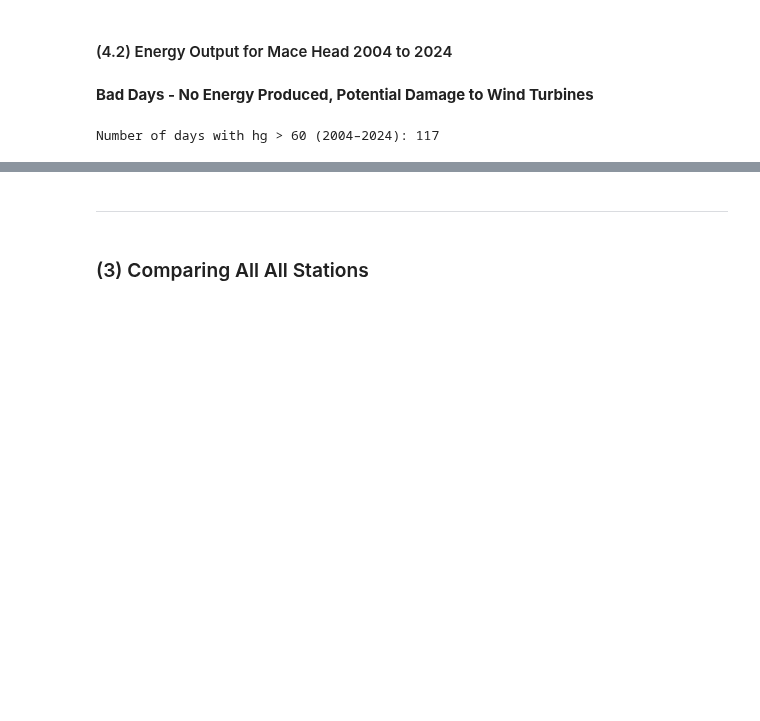
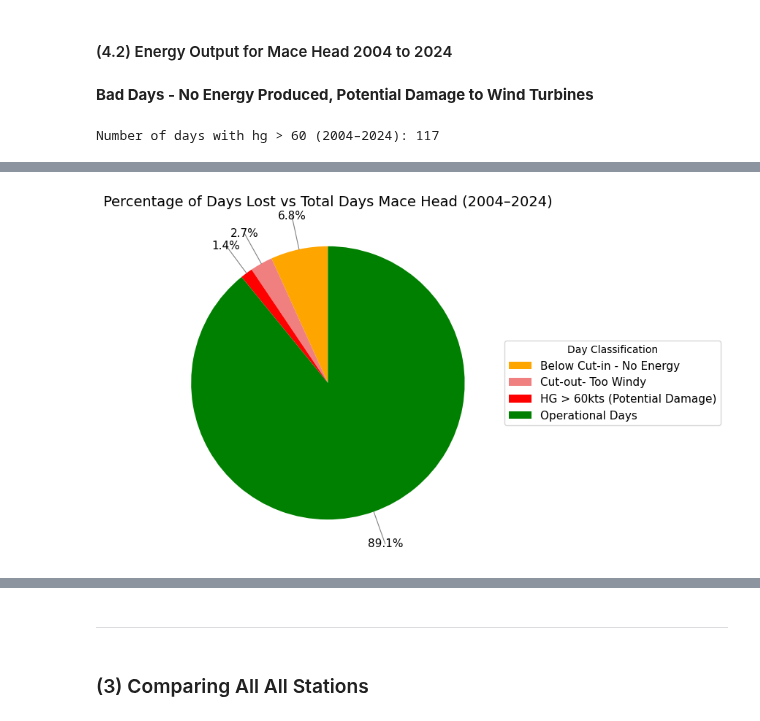
Before and after one commit to PectenMaximus/PFDA_2025_Project-, a Jupyter notebook: Project.ipynb, the cells around one changed output, grey strips where cells are left out. Cells and saved outputs as stored; diff of their text form; code cells hidden in the pictures; blank space fills up the shorter version.

```diff
--- a/Project.ipynb
+++ b/Project.ipynb
@@ -1039,10 +999,10 @@ total_days = Summary275dl["Count"].sum()
 
 # Build percentage breakdown
 loss_percentages = {
-    "Below Cut-in": Summary275dl.loc["Below Cut-in (<6)", "Count"] / total_days * 100,
-    "Cut-out": Summary275dl.loc["Cut-out (>29)", "Count"] / total_days * 100,
-    "HG > 60": days_hg_above_60 / total_days * 100,
+    "Below Cut-in - No Energy": Summary275dl.loc["Below Cut-in (<6)", "Count"] / total_days * 100,
+    "Cut-out- Too Windy": Summary275dl.loc["Cut-out (>29)", "Count"] / total_days * 100,
+    "HG > 60kts (Potential Damage)": days_hg_above_60 / total_days * 100,
 }
 
 # Remaining (operational / non-lost) days
-loss_percentages["Other Days"] = 100 - sum(loss_percentages.values())
+loss_percentages["Operational Days"] = 100 - sum(loss_percentages.values())
@@ -1069,0 +1009,64 @@ plt.show()
+# %%
+# Pie chart for loss percentages
+labels = list(loss_percentages.keys())
+sizes = list(loss_percentages.values())
+
+# Define colors
+colors = ["Orange", "Lightcoral", "red", "green"]
+
+fig, ax = plt.subplots(figsize=(8, 8))
+
+# Draw pie WITHOUT labels or percentages
+wedges, _ = ax.pie(
+    sizes,
+    startangle=90,
+    colors=colors
+)
+
+# Convert to percentages
+total = sum(sizes)
+percentages = [(v / total) * 100 for v in sizes]
+
+# Add external percentage labels with leader lines
+for i, wedge in enumerate(wedges):
+    angle = (wedge.theta1 + wedge.theta2) / 2
+    angle_rad = np.deg2rad(angle)
+
+    # Start of leader line (edge of pie)
+    x = np.cos(angle_rad)
+    y = np.sin(angle_rad)
+
+    # End of leader line (outside pie)
+    label_x = 1.25 * x
+    label_y = 1.25 * y
+
+    ax.plot([x, label_x], [y, label_y], color="gray", linewidth=0.8)
+
+    ax.text(
+        label_x,
+        label_y,
+        f"{percentages[i]:.1f}%",
+        ha="center",
+        va="center",
+        fontsize=11
+    )
+
+# Legend with category names only
+ax.legend(
+    wedges,
+    labels,
+    title="Day Classification",
+    loc="center left",
+    bbox_to_anchor=(1, 0.5),
+    fontsize=11
+)
+
+# Plot details
+ax.set_title(
+    "Percentage of Days Lost vs Total Days Mace Head (2004–2024)",
+    fontsize=14
+)
+plt.tight_layout()
+plt.show()
+# %% [output]
+[figure, added]
```
Also changed, not shown: parts of 26 cells of this notebook, 2 other files.
